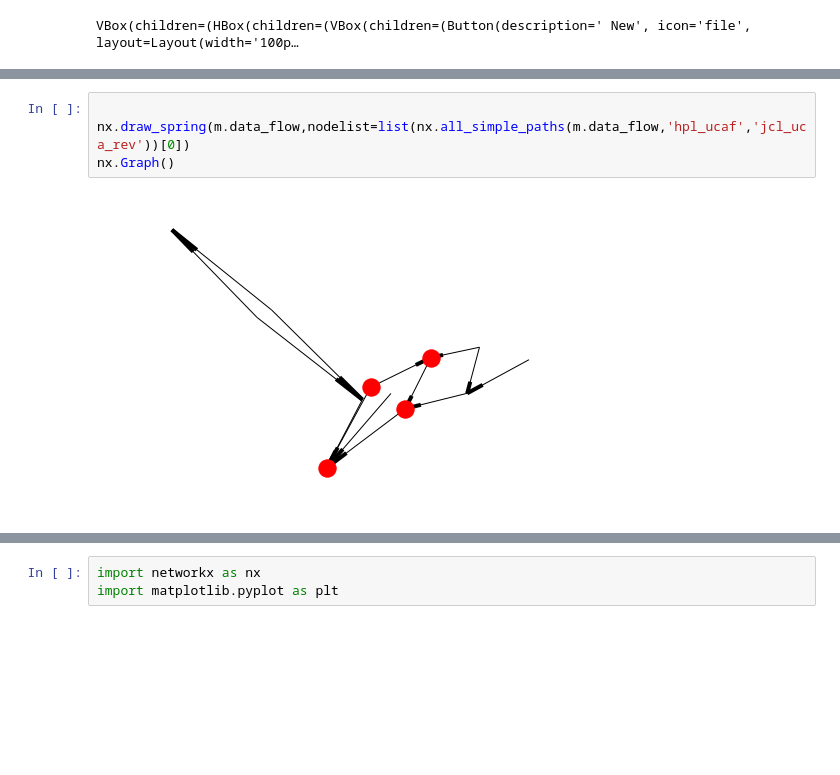
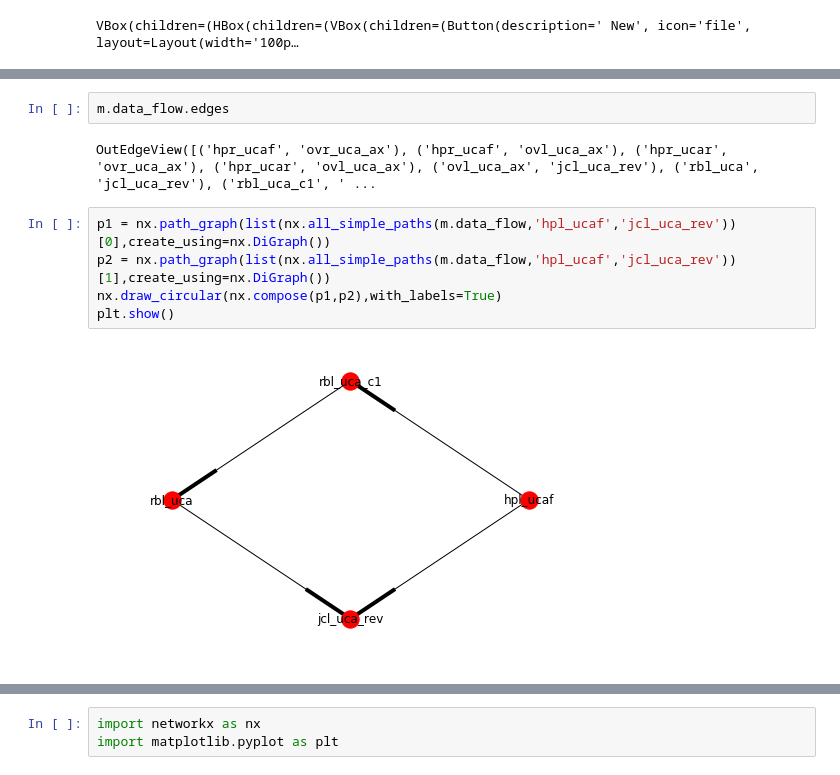
Before and after one commit to khaledghobashy/asurt_cdt, a Jupyter notebook: model_builder.ipynb, the cells around one changed output, grey strips where cells are left out. Saved outputs shown, nothing was run; the diff lists cells and outputs as text; blank space fills up the shorter version.

Commit message:
added networkx data_flow graph

```diff
--- a/model_builder.ipynb
+++ b/model_builder.ipynb
@@ -34,6 +32,11 @@ dtype: object
-# %%
-
-nx.draw_spring(m.data_flow,nodelist=list(nx.all_simple_paths(m.data_flow,'hpl_ucaf','jcl_uca_rev'))[0])
-nx.Graph()
-# %% [output]
-[figure, removed]
+# %%
+m.data_flow.edges
+# %% [output]
+OutEdgeView([('hpr_ucaf', 'ovr_uca_ax'), ('hpr_ucaf', 'ovl_uca_ax'), ('hpr_ucar', 'ovr_uca_ax'), ('hpr_ucar', 'ovl_uca_ax'), ('ovl_uca_ax', 'jcl_uca_rev'), ('rbl_uca', 'jcl_uca_rev'), ('rbl_uca_c1', ' ...
+# %%
+p1 = nx.path_graph(list(nx.all_simple_paths(m.data_flow,'hpl_ucaf','jcl_uca_rev'))[0],create_using=nx.DiGraph())
+p2 = nx.path_graph(list(nx.all_simple_paths(m.data_flow,'hpl_ucaf','jcl_uca_rev'))[1],create_using=nx.DiGraph())
+nx.draw_circular(nx.compose(p1,p2),with_labels=True)
+plt.show()
+# %% [output]
+[figure, added]
```
Also changed, not shown: parts of 7 cells of this notebook, 3 other files.
